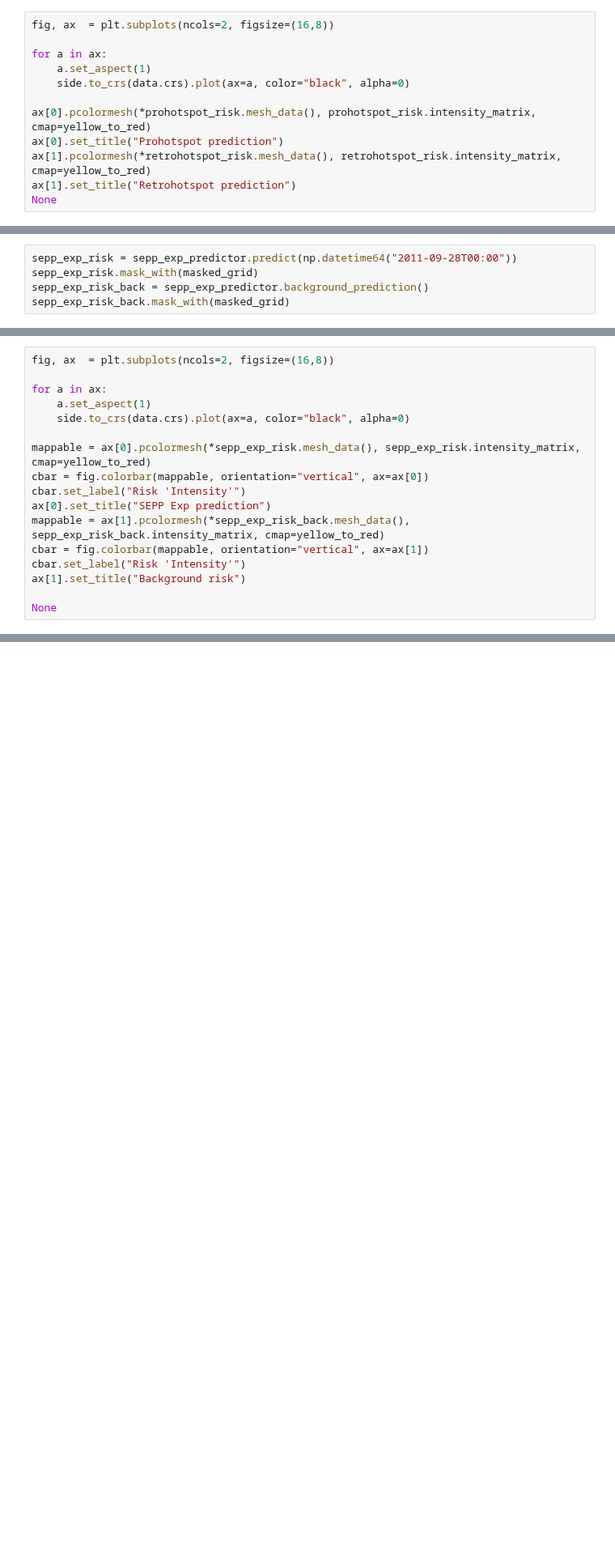
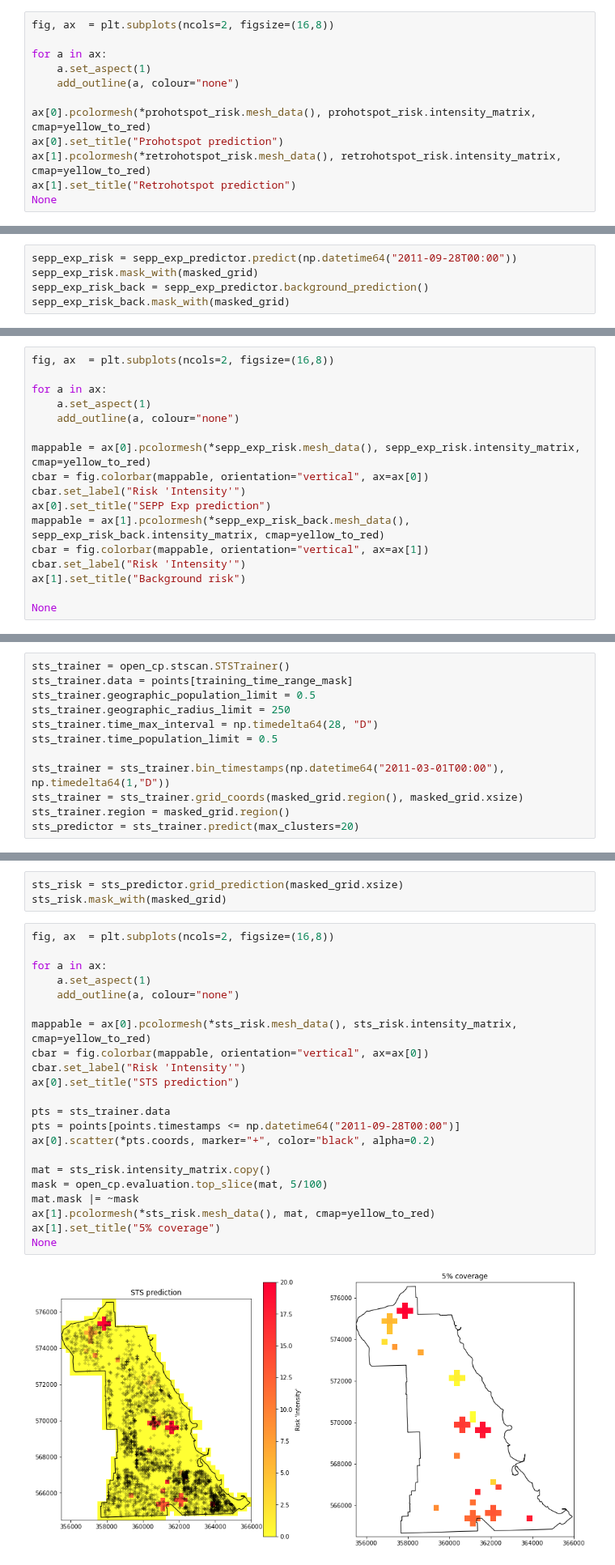
Before and after one commit to QuantCrimAtLeeds/PredictCode, a Jupyter notebook: examples/Chicago/Analysis of old data set, South side.ipynb, the cells around one changed output, grey strips where cells are left out. Shown at 81% size. Cells and saved outputs as stored; diff of their text form; blank space fills up the shorter version.

```diff
--- a/examples/Chicago/Analysis of old data set, South side.ipynb
+++ b/examples/Chicago/Analysis of old data set, South side.ipynb
@@ -219,7 +200,7 @@ fig, ax  = plt.subplots(ncols=2, figsize=(16,8))
 
 for a in ax:
     a.set_aspect(1)
-    side.to_crs(data.crs).plot(ax=a, color="black", alpha=0)
+    add_outline(a, colour="none")
 
 ax[0].pcolormesh(*prohotspot_risk.mesh_data(), prohotspot_risk.intensity_matrix, cmap=yellow_to_red)
 ax[0].set_title("Prohotspot prediction")
@@ -262,7 +240,7 @@ fig, ax  = plt.subplots(ncols=2, figsize=(16,8))
 
 for a in ax:
     a.set_aspect(1)
-    side.to_crs(data.crs).plot(ax=a, color="black", alpha=0)
+    add_outline(a, colour="none")
 
 mappable = ax[0].pcolormesh(*sepp_exp_risk.mesh_data(), sepp_exp_risk.intensity_matrix, cmap=yellow_to_red)
 cbar = fig.colorbar(mappable, orientation="vertical", ax=ax[0])
@@ -278,0 +261,12 @@ None
+# %%
+sts_trainer = open_cp.stscan.STSTrainer()
+sts_trainer.data = points[training_time_range_mask]
+sts_trainer.geographic_population_limit = 0.5
+sts_trainer.geographic_radius_limit = 250
+sts_trainer.time_max_interval = np.timedelta64(28, "D")
+sts_trainer.time_population_limit = 0.5
+
+sts_trainer = sts_trainer.bin_timestamps(np.datetime64("2011-03-01T00:00"), np.timedelta64(1,"D"))
+sts_trainer = sts_trainer.grid_coords(masked_grid.region(), masked_grid.xsize)
+sts_trainer.region = masked_grid.region()
+sts_predictor = sts_trainer.predict(max_clusters=20)
@@ -279,3 +275,30 @@ None
+# %%
+sts_risk = sts_predictor.grid_prediction(masked_grid.xsize)
+sts_risk.mask_with(masked_grid)
+# %%
+fig, ax  = plt.subplots(ncols=2, figsize=(16,8))
+
+for a in ax:
+    a.set_aspect(1)
+    add_outline(a, colour="none")
+
+mappable = ax[0].pcolormesh(*sts_risk.mesh_data(), sts_risk.intensity_matrix, cmap=yellow_to_red)
+cbar = fig.colorbar(mappable, orientation="vertical", ax=ax[0])
+cbar.set_label("Risk 'Intensity'")
+ax[0].set_title("STS prediction")
+
+pts = sts_trainer.data
+pts = points[points.timestamps <= np.datetime64("2011-09-28T00:00")]
+ax[0].scatter(*pts.coords, marker="+", color="black", alpha=0.2)
+
+mat = sts_risk.intensity_matrix.copy()
+mask = open_cp.evaluation.top_slice(mat, 5/100)
+mat.mask |= ~mask
+ax[1].pcolormesh(*sts_risk.mesh_data(), mat, cmap=yellow_to_red)
+ax[1].set_title("5% coverage")
+None
+# %% [output]
+[figure, added]
 # %% [markdown]
 # Scoring predictions
 
```
Also changed, not shown: parts of 31 cells of this notebook, 8 other files.
